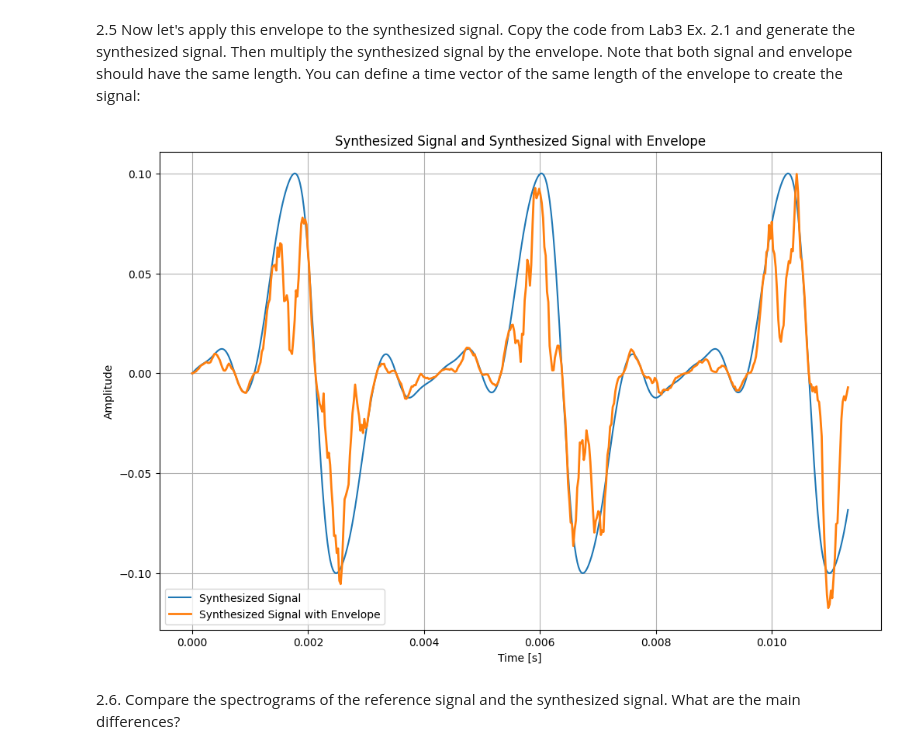
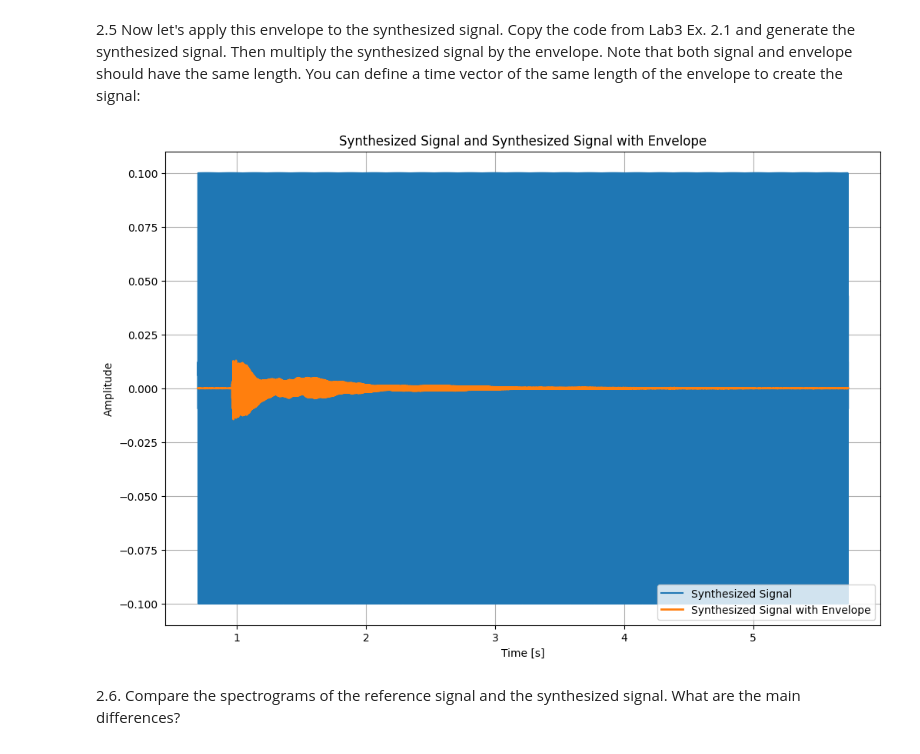
Before and after one commit to IvanLuque0/sis1_group7, a Jupyter notebook: labs/Lab4.ipynb, the cells around one changed output. Drawn from its saved outputs; the diff is of its cells as text; code cells hidden in the pictures.

```diff
--- a/labs/Lab4.ipynb
+++ b/labs/Lab4.ipynb
@@ -122,6 +125,11 @@ def envelope(x, N):
     y : np.array
         The output of the system, i.e., the envelope of the signal x.
     """
+    if N < 1:
+      raise ValueError("N must be at least 1")
+
+    # Step 1: Full-wave rectifier (absolute value)
+    # Step 2: Apply N-point averaging filter to the rectified signal
     rectified_signal = np.abs(x)
     filter_coeffs = np.ones(N) / N
     envelope_signal = np.convolve(rectified_signal, filter_coeffs, mode='same')
@@ -155,16 +170,3 @@ When you change the number N to a higher value, the result displayed it's smooth
 2.4 Explain with your own words why this system achieves extracting the envelope. It might be useful to plot together the signals $x[n]$, $w[n]$ and $y[n]$.
 # %% [markdown]
 The envelope extraction system works by first rectifying the input signal, which means taking the absolute value of the signal to ensure all values are positive. This step effectively captures the amplitude variations of the signal. Then, an N-point averaging filter is applied to the rectified signal. This filter smooths out the rapid fluctuations, resulting in a smoother curve that follows the general shape of the original signal's amplitude variations. By plotting the original signal, the rectified signal, and the envelope, we can visually see how the envelope captures the overall amplitude trend of the signal while ignoring the high-frequency content.
-# %%
-envelope_signal = envelope(x, 3)
-
-plt.figure(figsize=(12, 8))
-plt.plot(t, x, label='Original Signal $x[n]$')
-plt.plot(t, np.abs(x), label='Rectified Signal $|x[n]|$')
-plt.plot(t, envelope_signal, label='Envelope $y[n]$', linewidth=2)
-plt.xlabel('Time [s]')
-plt.ylabel('Amplitude')
-plt.title('Original Signal, Rectified Signal, and Envelope')
-plt.legend()
-plt.grid(True)
-plt.show()
@@ -173,37 +188,48 @@ plt.show()
 # %% [markdown]
 2.5 Now let's apply this envelope to the synthesized signal. Copy the code from Lab3 Ex. 2.1 and generate the synthesized signal. Then multiply the synthesized signal by the envelope. Note that both signal and envelope should have the same length. You can define a time vector of the same length of the envelope to create the signal:
 # %%
-Ts = 1 / fs
-t_synth = np.arange(0, len(envelope_signal) * Ts, Ts)
+# Ensure t matches the time range of audio_data
+t = np.arange(t_start, t_start + len(envelope_signal) / fs, 1.0 / fs)
 
-f0 = 235.0
-phi = -np.pi / 2
-
-weights = [0.834, 1, 0.865, 0.224, 0.034, 0.119, 0.054, 0.016, 0.028]
-
-# function from lab 3
+# Function to synthesize signal
 def synthesize(f0, phi, Ak, t):
     y = 0
     for k in range(1, len(Ak) + 1):
-        y += Ak[k-1] * np.cos(2*np.pi*k*f0*t + k*phi - (k-1)*np.pi/2)
+        y += Ak[k - 1] * np.cos(2 * np.pi * k * f0 * t + k * phi - (k - 1) * np.pi / 2)
     return y
 
-y_1 = synthesize(f0, phi, weights, t_synth)
+# Synthesize the signal
+f_0 = 235.8
+phi = -np.pi / 2
+weights = [0.834, 1, 0.865, 0.224, 0.034, 0.119, 0.054, 0.016, 0.028]
+
+# Generate the synthesized signal
+y_1 = synthesize(f_0, phi, weights, t)
+
+# Normalize the synthesized signal
 y_1 = 0.1 * y_1 / np.amax(y_1)
 
+# Resample envelope_signal if lengths differ
+if len(y_1) != len(envelope_signal):
+    min_len = min(len(y_1), len(envelope_signal))
+    y_1 = y_1[:min_len]
+    envelope_signal = envelope_signal[:min_len]
+
+# Apply the envelope to the synthesized signal
 synth_signal_with_envelope = y_1 * envelope_signal
 
+# Plot the signals
 plt.figure(figsize=(12, 8))
-plt.plot(t_synth, y_1, label='Synthesized Signal')
-plt.plot(t_synth, synth_signal_with_envelope, label='Synthesized Signal with Envelope', linewidth=2)
+plt.plot(t[:len(y_1)], y_1, label='Synthesized Signal')
+plt.plot(t[:len(synth_signal_with_envelope)], synth_signal_with_envelope, label='Synthesized Signal with Envelope', linewidth=2)
 plt.xlabel('Time [s]')
 plt.ylabel('Amplitude')
 plt.title('Synthesized Signal and Synthesized Signal with Envelope')
 plt.legend()
 plt.grid(True)
 plt.show()
 # %% [output]
-[figure, old version]
+[figure, new version]
 # %% [markdown]
 2.6. Compare the spectrograms of the reference signal and the synthesized signal. What are the main differences?
 # %%
```
Also changed, not shown: parts of 11 cells of this notebook, 4 other files.
